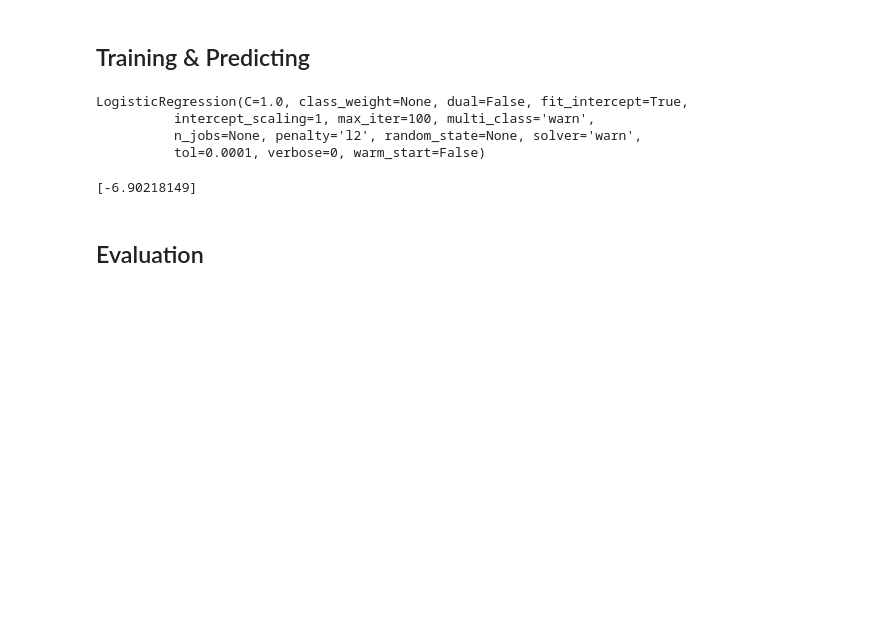
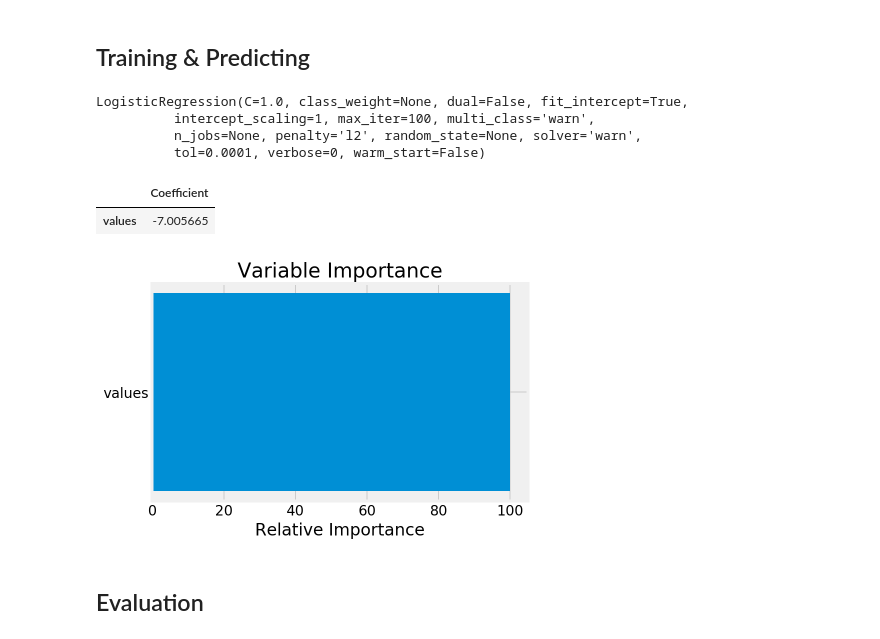
Before and after one commit to al3xandr3/Data-Science-ipynb, a Jupyter notebook: Logistic Regression.ipynb, the cells around one changed output. Drawn from its saved outputs; the diff is of its cells as text; code cells hidden in the pictures; blank space fills up the shorter version.

```diff
--- a/Logistic Regression.ipynb
+++ b/Logistic Regression.ipynb
@@ -57,15 +164,9 @@ train.head()
 # %%
 from sklearn.model_selection import train_test_split
 # %%
-X_train, X_test, y_train, y_test = train_test_split(train.drop('label',axis=1),
-                                                    train['label'], test_size=0.30,
+X_train, X_test, y_train, y_test = train_test_split(X,
+                                                    y, test_size=0.30,
                                                     random_state=101)
-# %%
-from sklearn.preprocessing import StandardScaler
-scaler = StandardScaler()
-
-X_train = scaler.fit_transform(X_train)
-X_test = scaler.transform(X_test)
 # %%
 X_train
 # %% [output]
@@ -87,12 +190,30 @@ LogisticRegression(C=1.0, class_weight=None, dual=False, fit_intercept=True,
           intercept_scaling=1, max_iter=100, multi_class='warn',
           n_jobs=None, penalty='l2', random_state=None, solver='warn',
           tol=0.0001, verbose=0, warm_start=False)
-# %%
-coef = logmodel.coef_[0]
-print (coef)
-# %% [output]
-[-6.90218149]
+# %%
+coeff_df = pd.DataFrame(logmodel.coef_[0],X0.columns,columns=['Coefficient'])
+T(coeff_df).sort("Coefficient", ascending=False)
+# %% [output]
+|  | Coefficient |
+| values | -7.005665 |
+# %%
+# #############################################################################
+# Plot feature importance
+feature_importance = logmodel.coef_[0]
+# make importances relative to max importance
+feature_importance = 100.0 * (feature_importance / feature_importance.max())
+sorted_idx = np.argsort(feature_importance)
+pos = np.arange(sorted_idx.shape[0]) + .5
+#plt.subplot(1, 2, 2)
+plt.rcParams['font.size'] = 14
+plt.barh(pos, feature_importance[sorted_idx], align='center')
+plt.yticks(pos, X0.columns[sorted_idx])
+plt.xlabel('Relative Importance')
+plt.title('Variable Importance')
+plt.show()
+# %% [output]
+[figure, added]
+# %% [markdown]
+## Evaluation
 # %%
 predictions = logmodel.predict(X_test)
-# %% [markdown]
-## Evaluation
```
Also changed, not shown: parts of 26 cells of this notebook, 3 other files.
